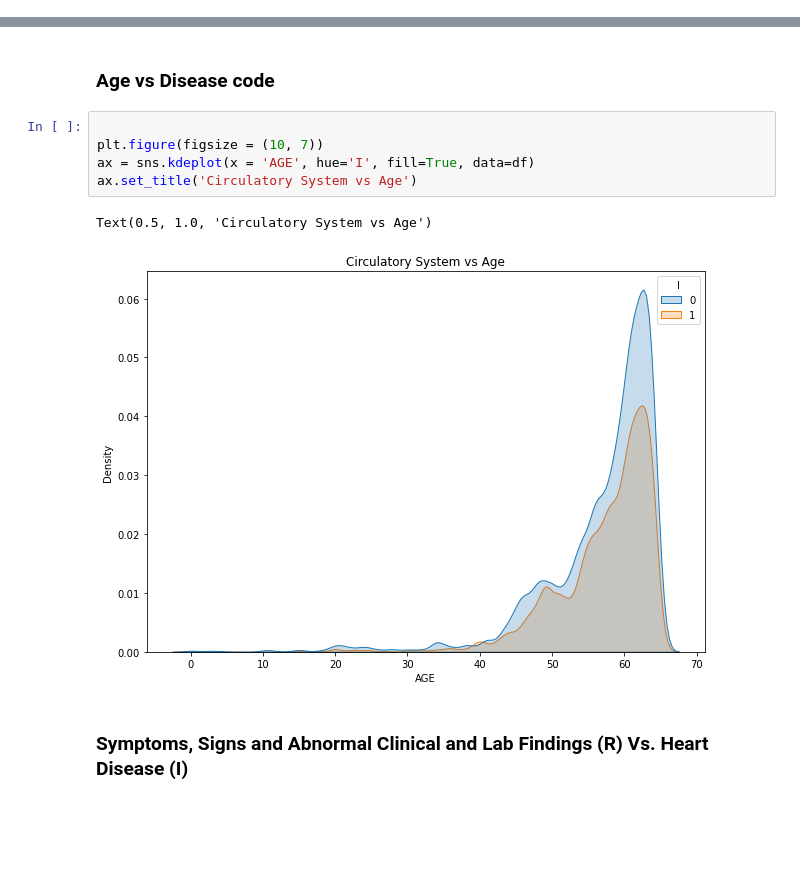
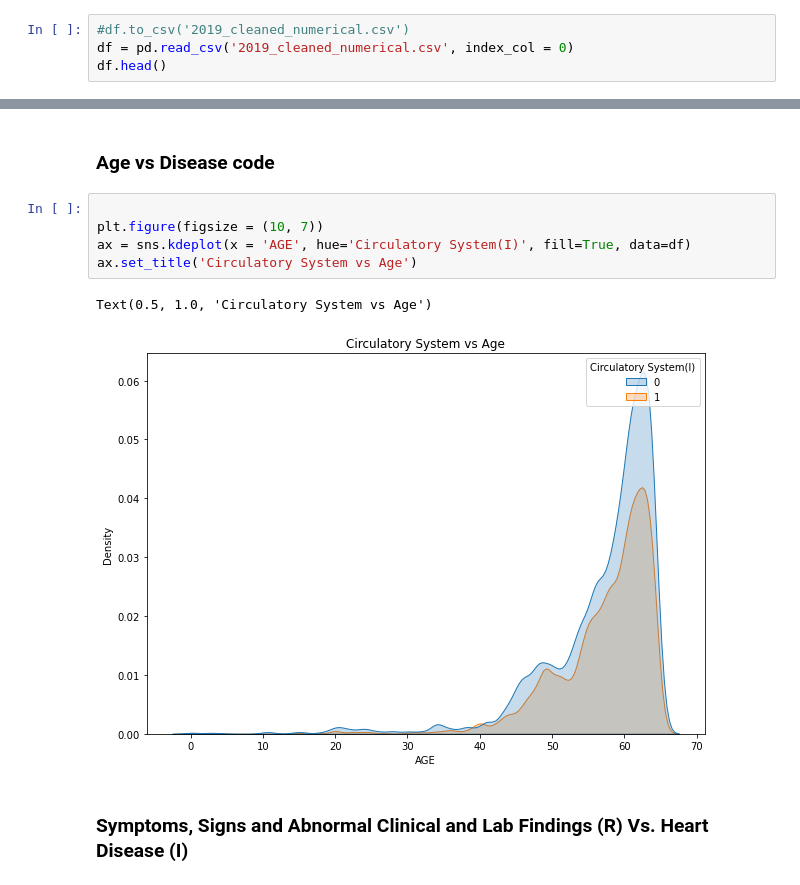
Before and after one commit to OU-DISC/FAA-Pliot-License-Renewal-Forecasting, a Jupyter notebook: FAA Project (2019 & 2020 Data).ipynb, the cells around one changed output, grey strips where cells are left out. Drawn from its saved outputs; the diff is of its cells as text; blank space fills up the shorter version.

```diff
--- a/FAA Project (2019 & 2020 Data).ipynb
+++ b/FAA Project (2019 & 2020 Data).ipynb
@@ -441,0 +412,4 @@ df.to_csv('2019_cleaned_numerical.csv')
+# %%
+#df.to_csv('2019_cleaned_numerical.csv')
+df = pd.read_csv('2019_cleaned_numerical.csv', index_col = 0)
+df.head()
@@ -500,11 +481,11 @@ plt.tight_layout(pad=3);
 # %%
 
 plt.figure(figsize = (10, 7))
-ax = sns.kdeplot(x = 'AGE', hue='I', fill=True, data=df)
+ax = sns.kdeplot(x = 'AGE', hue='Circulatory System(I)', fill=True, data=df)
 ax.set_title('Circulatory System vs Age')
 # %% [output]
 Text(0.5, 1.0, 'Circulatory System vs Age')
-[figure, old version]
+[figure, new version]
 # %% [markdown]
 ### Symptoms, Signs and Abnormal Clinical and Lab Findings (R) Vs. Heart Disease (I)
 # %%
```
Also changed, not shown: parts of 115 cells of this notebook, 6 other files.
